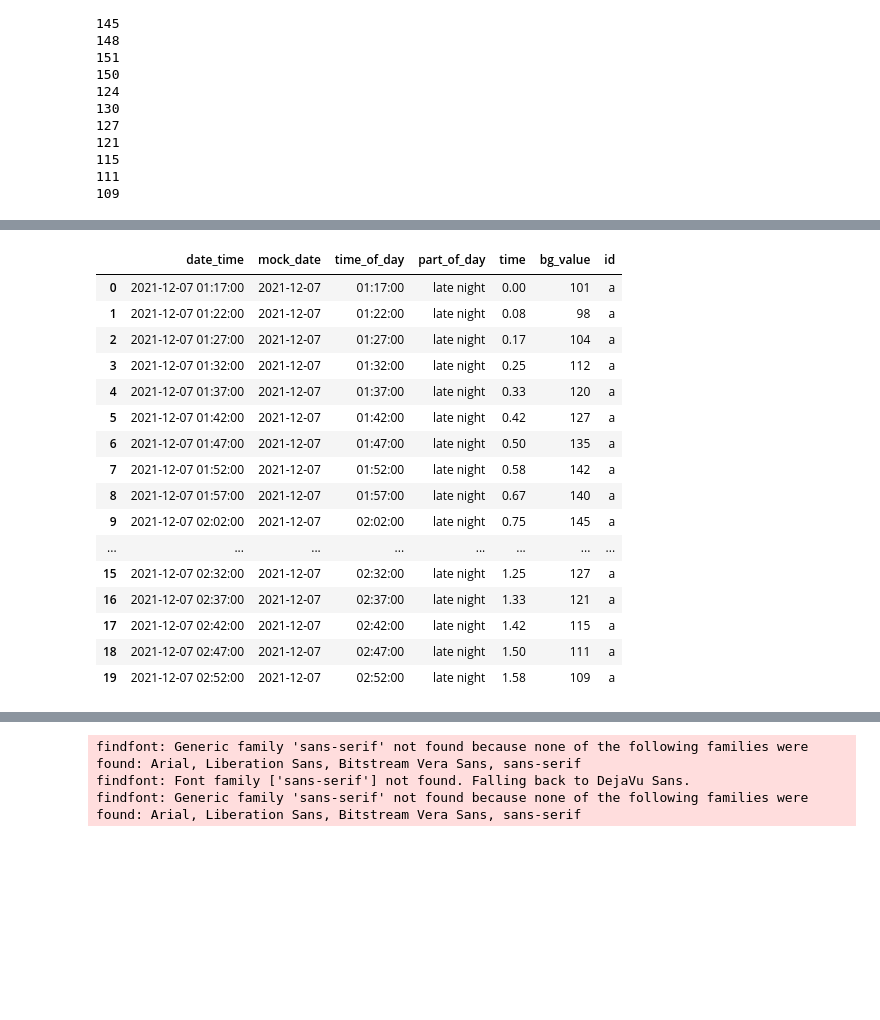
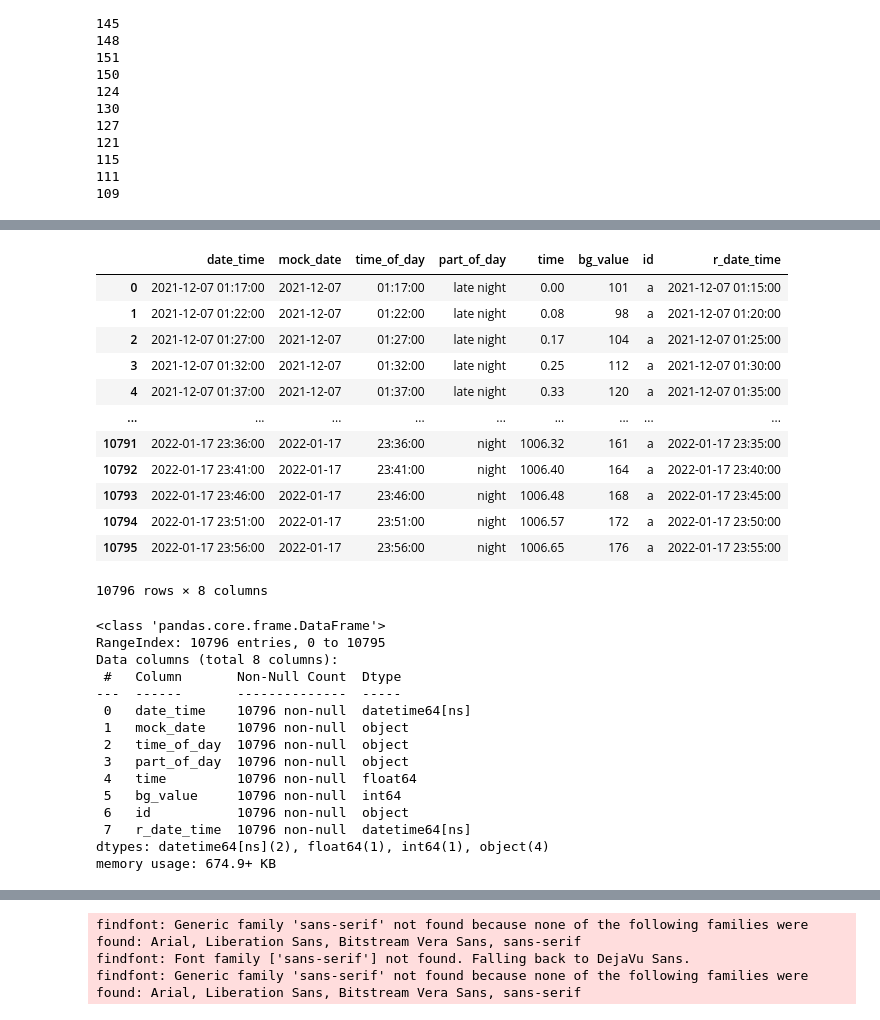
Before and after one commit to spitoglou/diabetes, a Jupyter notebook: catch_up.ipynb, the cells around one changed output, grey strips where cells are left out. Drawn from its saved outputs; the diff is of its cells as text; code cells hidden in the pictures; blank space fills up the shorter version.

```diff
--- a/catch_up.ipynb
+++ b/catch_up.ipynb
@@ -31,22 +66,36 @@ for glucose_event in provider.get_glycose_levels()[:20]:
 # %%
 tsfresh_df = provider.tsfresh_dataframe()
-
-tsfresh_df.head(20)
+tsfresh_df["r_date_time"] = tsfresh_df["date_time"].dt.round("5T")
+tsfresh_df
 # %% [output]
-|  | date_time | mock_date | time_of_day | part_of_day | time | bg_value | id |
-| 0 | 2021-12-07 01:17:00 | 2021-12-07 | 01:17:00 | late night | 0.00 | 101 | a |
-| 1 | 2021-12-07 01:22:00 | 2021-12-07 | 01:22:00 | late night | 0.08 | 98 | a |
-| 2 | 2021-12-07 01:27:00 | 2021-12-07 | 01:27:00 | late night | 0.17 | 104 | a |
-| 3 | 2021-12-07 01:32:00 | 2021-12-07 | 01:32:00 | late night | 0.25 | 112 | a |
-| 4 | 2021-12-07 01:37:00 | 2021-12-07 | 01:37:00 | late night | 0.33 | 120 | a |
-| 5 | 2021-12-07 01:42:00 | 2021-12-07 | 01:42:00 | late night | 0.42 | 127 | a |
-| 6 | 2021-12-07 01:47:00 | 2021-12-07 | 01:47:00 | late night | 0.50 | 135 | a |
-| 7 | 2021-12-07 01:52:00 | 2021-12-07 | 01:52:00 | late night | 0.58 | 142 | a |
-| 8 | 2021-12-07 01:57:00 | 2021-12-07 | 01:57:00 | late night | 0.67 | 140 | a |
-| 9 | 2021-12-07 02:02:00 | 2021-12-07 | 02:02:00 | late night | 0.75 | 145 | a |
-| ... | ... | ... | ... | ... | ... | ... | ... |
-| 15 | 2021-12-07 02:32:00 | 2021-12-07 | 02:32:00 | late night | 1.25 | 127 | a |
-| 16 | 2021-12-07 02:37:00 | 2021-12-07 | 02:37:00 | late night | 1.33 | 121 | a |
-| 17 | 2021-12-07 02:42:00 | 2021-12-07 | 02:42:00 | late night | 1.42 | 115 | a |
-| 18 | 2021-12-07 02:47:00 | 2021-12-07 | 02:47:00 | late night | 1.50 | 111 | a |
-| 19 | 2021-12-07 02:52:00 | 2021-12-07 | 02:52:00 | late night | 1.58 | 109 | a |
+|  | date_time | mock_date | time_of_day | part_of_day | time | bg_value | id | r_date_time |
+| 0 | 2021-12-07 01:17:00 | 2021-12-07 | 01:17:00 | late night | 0.00 | 101 | a | 2021-12-07 01:15:00 |
+| 1 | 2021-12-07 01:22:00 | 2021-12-07 | 01:22:00 | late night | 0.08 | 98 | a | 2021-12-07 01:20:00 |
+| 2 | 2021-12-07 01:27:00 | 2021-12-07 | 01:27:00 | late night | 0.17 | 104 | a | 2021-12-07 01:25:00 |
+| 3 | 2021-12-07 01:32:00 | 2021-12-07 | 01:32:00 | late night | 0.25 | 112 | a | 2021-12-07 01:30:00 |
+| 4 | 2021-12-07 01:37:00 | 2021-12-07 | 01:37:00 | late night | 0.33 | 120 | a | 2021-12-07 01:35:00 |
+| ... | ... | ... | ... | ... | ... | ... | ... | ... |
+| 10791 | 2022-01-17 23:36:00 | 2022-01-17 | 23:36:00 | night | 1006.32 | 161 | a | 2022-01-17 23:35:00 |
+| 10792 | 2022-01-17 23:41:00 | 2022-01-17 | 23:41:00 | night | 1006.40 | 164 | a | 2022-01-17 23:40:00 |
+| 10793 | 2022-01-17 23:46:00 | 2022-01-17 | 23:46:00 | night | 1006.48 | 168 | a | 2022-01-17 23:45:00 |
+| 10794 | 2022-01-17 23:51:00 | 2022-01-17 | 23:51:00 | night | 1006.57 | 172 | a | 2022-01-17 23:50:00 |
+| 10795 | 2022-01-17 23:56:00 | 2022-01-17 | 23:56:00 | night | 1006.65 | 176 | a | 2022-01-17 23:55:00 |
+10796 rows × 8 columns
+# %%
+tsfresh_df.info()
+# %% [output]
+<class 'pandas.core.frame.DataFrame'>
+RangeIndex: 10796 entries, 0 to 10795
+Data columns (total 8 columns):
+ #   Column       Non-Null Count  Dtype
+---  ------       --------------  -----
+ 0   date_time    10796 non-null  datetime64[ns]
+ 1   mock_date    10796 non-null  object
+ 2   time_of_day  10796 non-null  object
+ 3   part_of_day  10796 non-null  object
+ 4   time         10796 non-null  float64
+ 5   bg_value     10796 non-null  int64
+ 6   id           10796 non-null  object
+ 7   r_date_time  10796 non-null  datetime64[ns]
+dtypes: datetime64[ns](2), float64(1), int64(1), object(4)
+memory usage: 674.9+ KB
```
Also changed, not shown: parts of 4 cells of this notebook, 13 other files.
